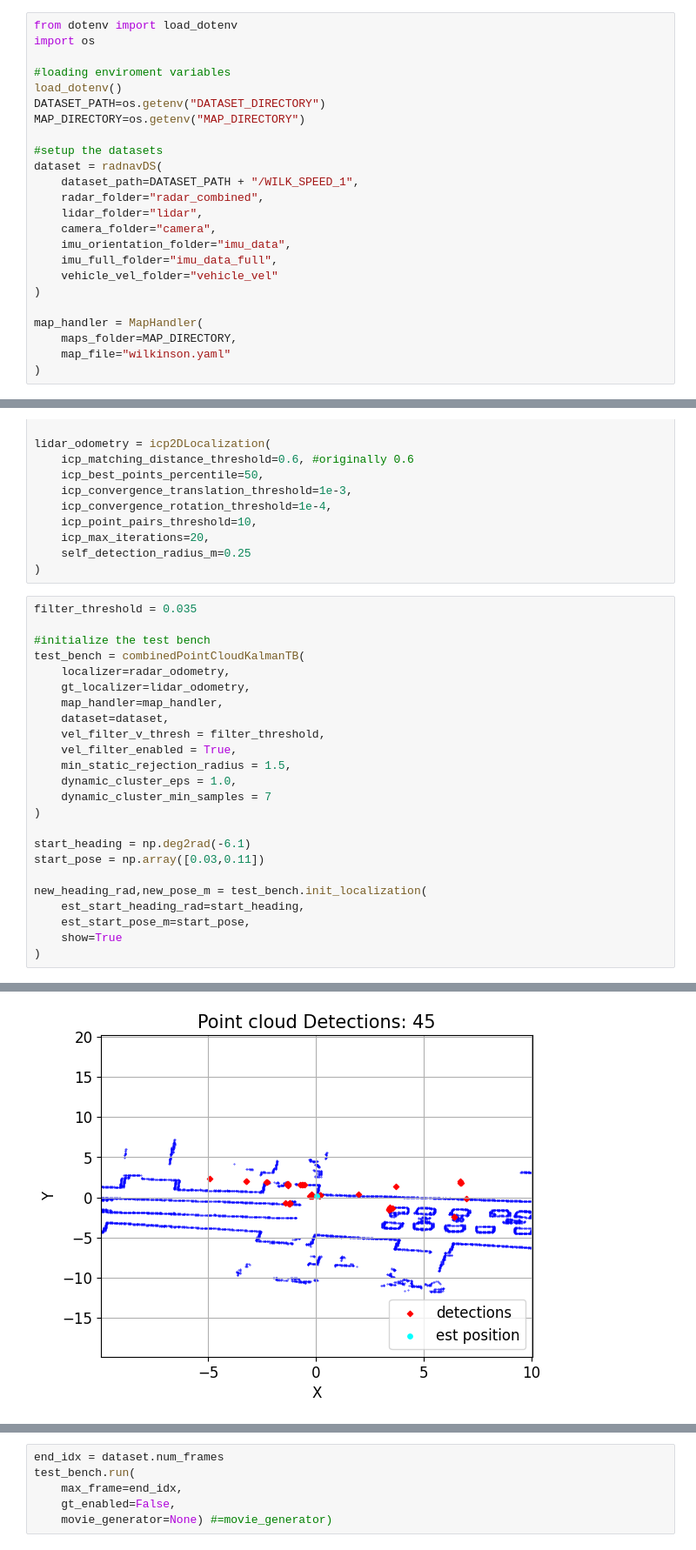
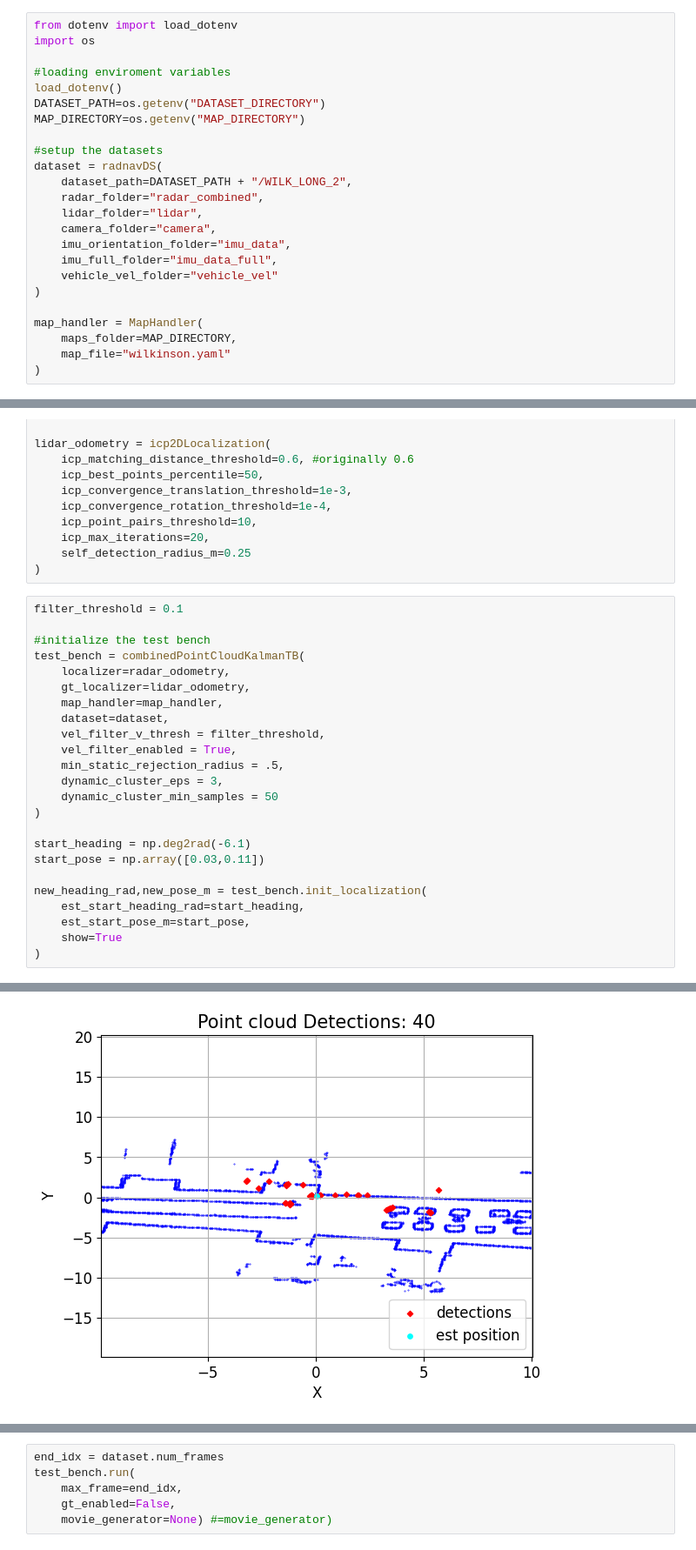
Before and after one commit to davidmhunt/odometry, a Jupyter notebook: notebooks/eval_velocity_dynamic.ipynb, the cells around one changed output, grey strips where cells are left out. Shown at 87% size. Cells and saved outputs as stored; diff of their text form.

```diff
--- a/notebooks/eval_velocity_dynamic.ipynb
+++ b/notebooks/eval_velocity_dynamic.ipynb
@@ -23,7 +23,7 @@ MAP_DIRECTORY=os.getenv("MAP_DIRECTORY")
 
 #setup the datasets
 dataset = radnavDS(
-    dataset_path=DATASET_PATH + "/WILK_SPEED_1",
+    dataset_path=DATASET_PATH + "/WILK_LONG_2",
     radar_folder="radar_combined",
     lidar_folder="lidar",
     camera_folder="camera",
@@ -66,7 +66,7 @@ lidar_odometry = icp2DLocalization(
     self_detection_radius_m=0.25
 )
 # %%
-filter_threshold = 0.035
+filter_threshold = 0.1
 
 #initialize the test bench
 test_bench = combinedPointCloudKalmanTB(
@@ -76,9 +76,9 @@ test_bench = combinedPointCloudKalmanTB(
     dataset=dataset,
     vel_filter_v_thresh = filter_threshold,
     vel_filter_enabled = True,
-    min_static_rejection_radius = 1.5,
-    dynamic_cluster_eps = 1.0,
-    dynamic_cluster_min_samples = 7
+    min_static_rejection_radius = .5,
+    dynamic_cluster_eps = 3,
+    dynamic_cluster_min_samples = 50
 )
 
 start_heading = np.deg2rad(-6.1)
@@ -97,4 +97,4 @@ radar icp estimated heading:-9.774403258159017 deg, pose:[0.05083484 0.18627095]
-[figure, old version]
+[figure, new version]
 # %%
 #initialize the kalman filter
 start_time_s = test_bench.get_dataset_start_time(idx=0)
```
Also changed, not shown: parts of 8 cells of this notebook.
